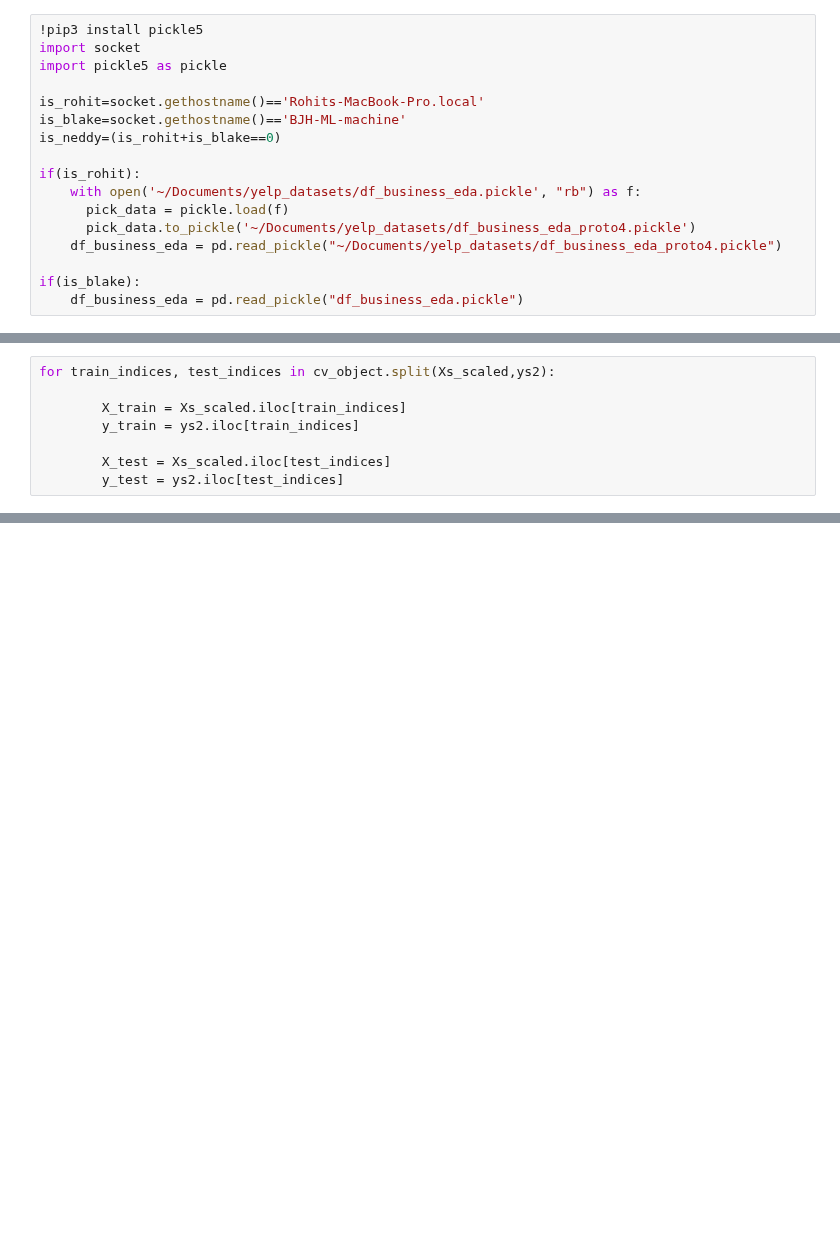
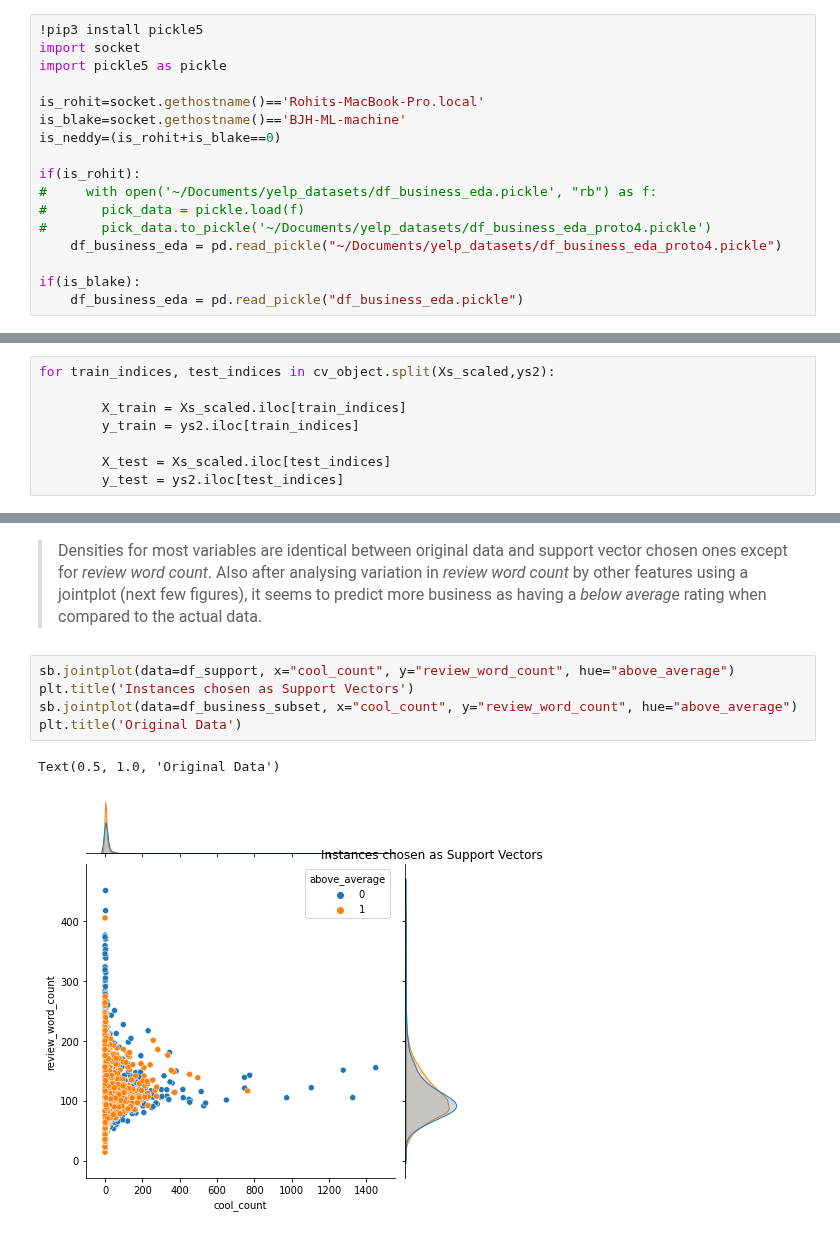
Before and after one commit to rchannewiser/MSDS-machine-learning1-team5, a Jupyter notebook: team5_lab2.ipynb, the cells around one changed output, grey strips where cells are left out. Cells and saved outputs as stored; diff of their text form; blank space fills up the shorter version.

```diff
--- a/team5_lab2.ipynb
+++ b/team5_lab2.ipynb
@@ -42,9 +42,9 @@ is_blake=socket.gethostname()=='BJH-ML-machine'
 is_neddy=(is_rohit+is_blake==0)
 
 if(is_rohit):
-    with open('~/Documents/yelp_datasets/df_business_eda.pickle', "rb") as f:
-      pick_data = pickle.load(f)
-      pick_data.to_pickle('~/Documents/yelp_datasets/df_business_eda_proto4.pickle')
+#     with open('~/Documents/yelp_datasets/df_business_eda.pickle', "rb") as f:
+#       pick_data = pickle.load(f)
+#       pick_data.to_pickle('~/Documents/yelp_datasets/df_business_eda_proto4.pickle')
     df_business_eda = pd.read_pickle("~/Documents/yelp_datasets/df_business_eda_proto4.pickle")
 
 if(is_blake):
@@ -499,0 +569,14 @@ plot_importance(svc_importance,top_n=20)
+# %% [markdown]
+<font color='darkred' size=3>
+
+> Densities for most variables are identical between original data and support vector chosen ones except for _review word count_. Also after analysing variation in _review word count_ by other features using a jointplot (next few figures), it seems to predict more business as having a _below average_ rating when compared to the actual data.
+
+</font>
+# %%
+sb.jointplot(data=df_support, x="cool_count", y="review_word_count", hue="above_average")
+plt.title('Instances chosen as Support Vectors')
+sb.jointplot(data=df_business_subset, x="cool_count", y="review_word_count", hue="above_average")
+plt.title('Original Data')
+# %% [output]
+Text(0.5, 1.0, 'Original Data')
+[figure, added]
```
Also changed, not shown: parts of 14 cells of this notebook.
